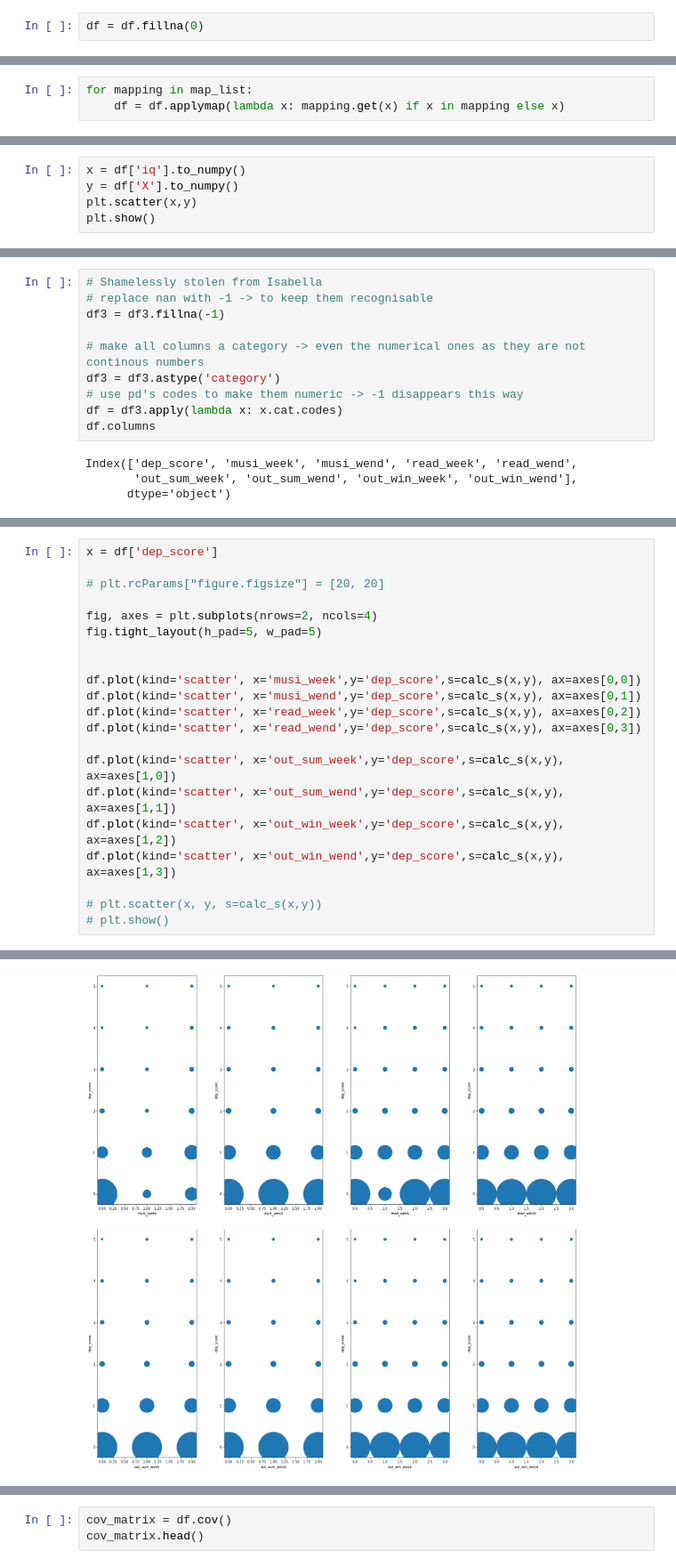
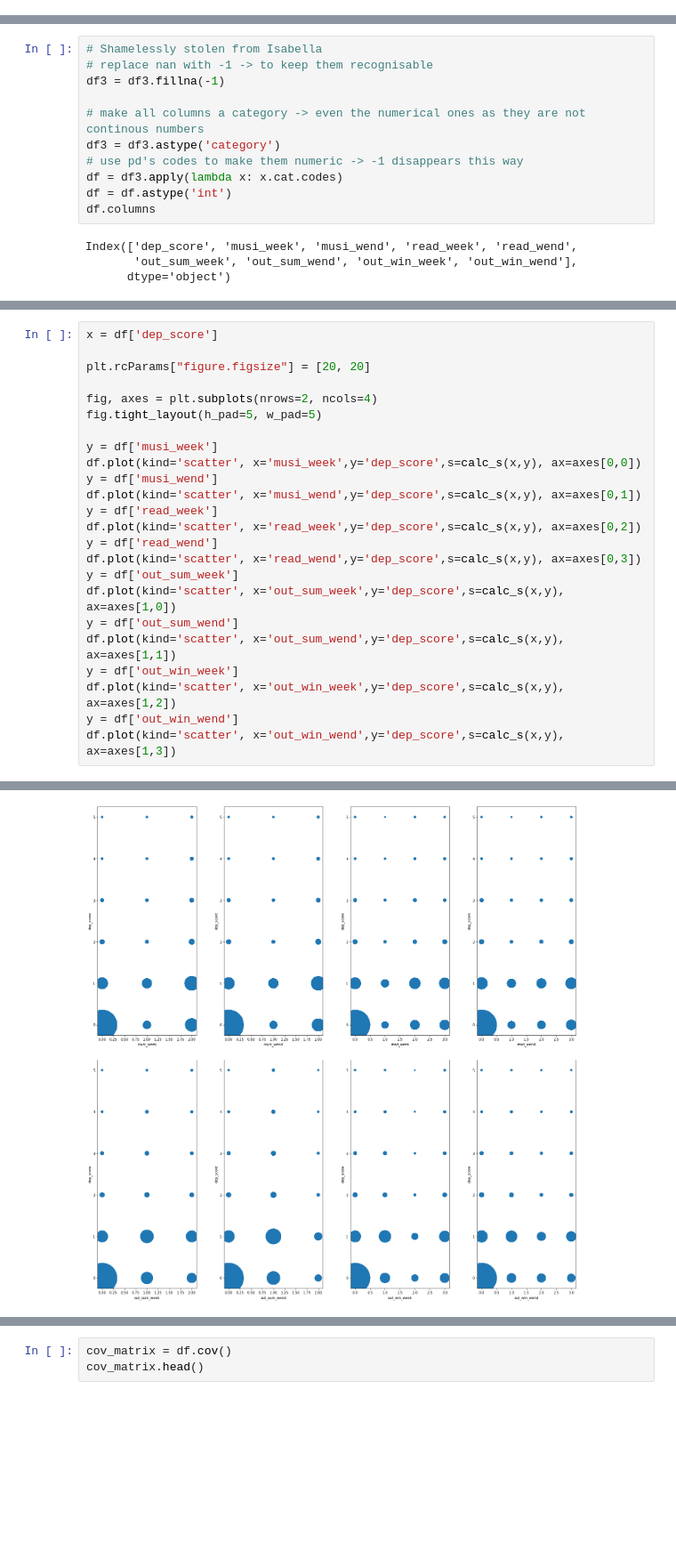
Before and after one commit to phillipSloan/applied-data-science, a Jupyter notebook: personal-notebooks/data-exploration-phillip.ipynb, the cells around one changed output, grey strips where cells are left out. Shown at 89% size. Drawn from its saved outputs; the diff is of its cells as text; blank space fills up the shorter version.

```diff
--- a/personal-notebooks/data-exploration-phillip.ipynb
+++ b/personal-notebooks/data-exploration-phillip.ipynb
@@ -77,2 +35,0 @@ How do we want to deal with NAN values? Looking into just filling them with 0/Fa
-# %%
-df = df.fillna(0)
@@ -105,3 +35,0 @@ map_list.extend([hours_map, yes_no_map, purchase_map, occurance_map, television_
-# %%
-for mapping in map_list:
-    df = df.applymap(lambda x: mapping.get(x) if x in mapping else x)
@@ -128,5 +35,0 @@ df.iloc[0]['dep_band_07']
-# %%
-x = df['iq'].to_numpy()
-y = df['X'].to_numpy()
-plt.scatter(x,y)
-plt.show()
@@ -177,6 +78,7 @@ df3 = df3.fillna(-1)
 df3 = df3.astype('category')
 # use pd's codes to make them numeric -> -1 disappears this way
 df = df3.apply(lambda x: x.cat.codes)
+df = df.astype('int')
 df.columns
 # %% [output]
 Index(['dep_score', 'musi_week', 'musi_wend', 'read_week', 'read_wend',
@@ -203,24 +87,27 @@ memory usage: 120.8 KB
 # %%
 x = df['dep_score']
 
-# plt.rcParams["figure.figsize"] = [20, 20]
+plt.rcParams["figure.figsize"] = [20, 20]
 
 fig, axes = plt.subplots(nrows=2, ncols=4)
 fig.tight_layout(h_pad=5, w_pad=5)
 
-
+y = df['musi_week']
 df.plot(kind='scatter', x='musi_week',y='dep_score',s=calc_s(x,y), ax=axes[0,0])
+y = df['musi_wend']
 df.plot(kind='scatter', x='musi_wend',y='dep_score',s=calc_s(x,y), ax=axes[0,1])
+y = df['read_week']
 df.plot(kind='scatter', x='read_week',y='dep_score',s=calc_s(x,y), ax=axes[0,2])
+y = df['read_wend']
 df.plot(kind='scatter', x='read_wend',y='dep_score',s=calc_s(x,y), ax=axes[0,3])
-
+y = df['out_sum_week']
 df.plot(kind='scatter', x='out_sum_week',y='dep_score',s=calc_s(x,y), ax=axes[1,0])
+y = df['out_sum_wend']
 df.plot(kind='scatter', x='out_sum_wend',y='dep_score',s=calc_s(x,y), ax=axes[1,1])
+y = df['out_win_week']
 df.plot(kind='scatter', x='out_win_week',y='dep_score',s=calc_s(x,y), ax=axes[1,2])
+y = df['out_win_wend']
 df.plot(kind='scatter', x='out_win_wend',y='dep_score',s=calc_s(x,y), ax=axes[1,3])
-
-# plt.scatter(x, y, s=calc_s(x,y))
-# plt.show()
 # %% [output]
 <AxesSubplot:xlabel='out_win_wend', ylabel='dep_score'>
-[figure, old version]
+[figure, new version]
```
Also changed, not shown: parts of 19 cells of this notebook.
